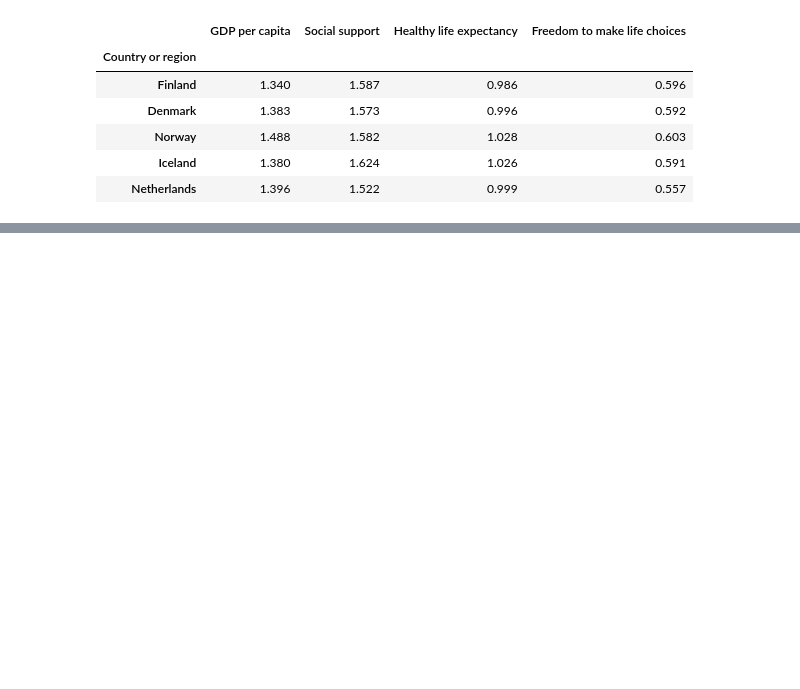
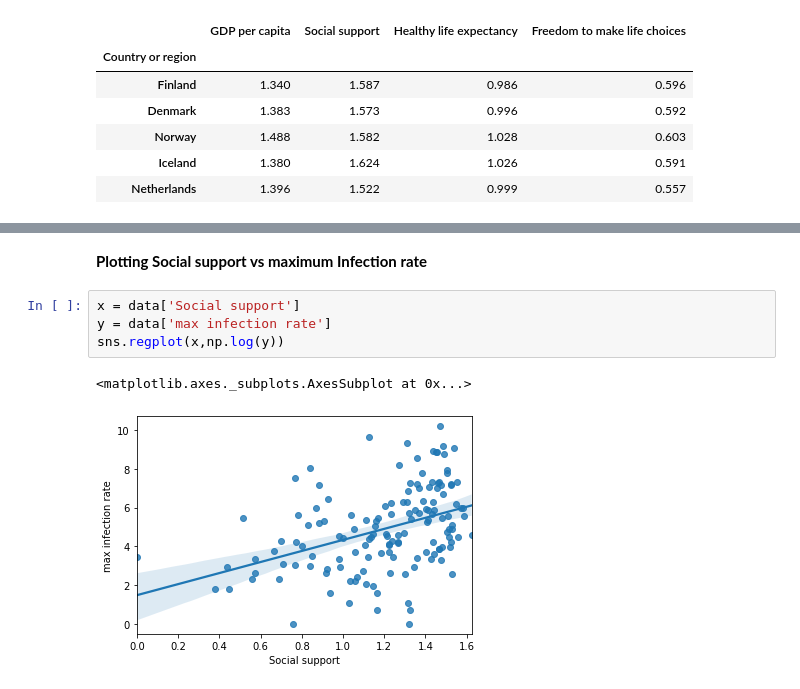
Before and after one commit to DeepanNarayanaMoorthy/COVID-19-Extensive-Analysis, a Jupyter notebook: COVID_19_Report.ipynb, the cells around one changed output, grey strips where cells are left out. Cells and saved outputs as stored; diff of their text form; blank space fills up the shorter version.

```diff
--- a/COVID_19_Report.ipynb
+++ b/COVID_19_Report.ipynb
@@ -366,0 +416,9 @@ data.head()
+# %% [markdown]
+**Plotting Social support vs maximum Infection rate**
+# %%
+x = data['Social support']
+y = data['max infection rate']
+sns.regplot(x,np.log(y))
+# %% [output]
+<matplotlib.axes._subplots.AxesSubplot at 0x...>
+[figure, added]
```
Also changed, not shown: parts of 25 cells of this notebook.
